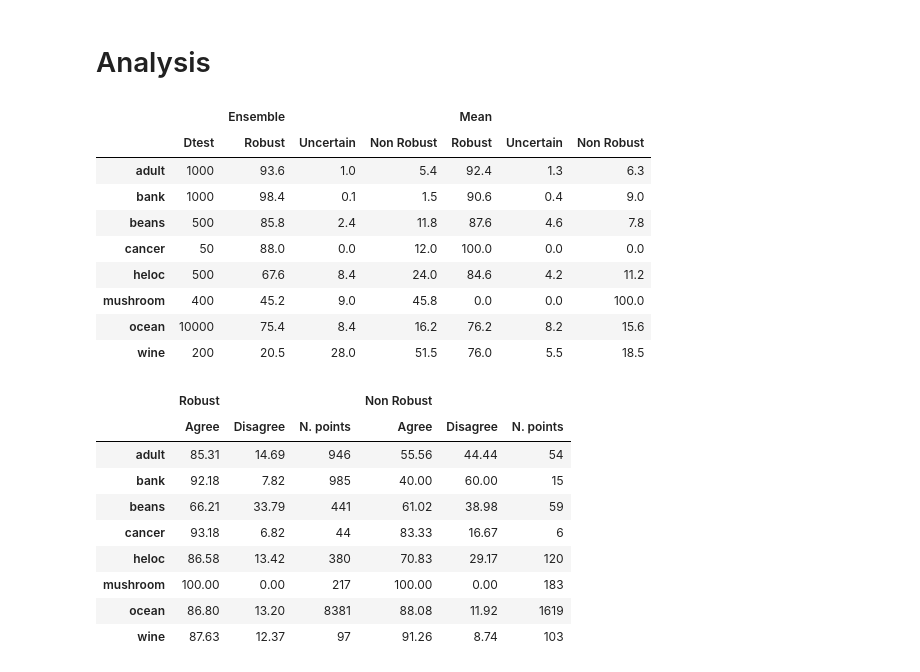
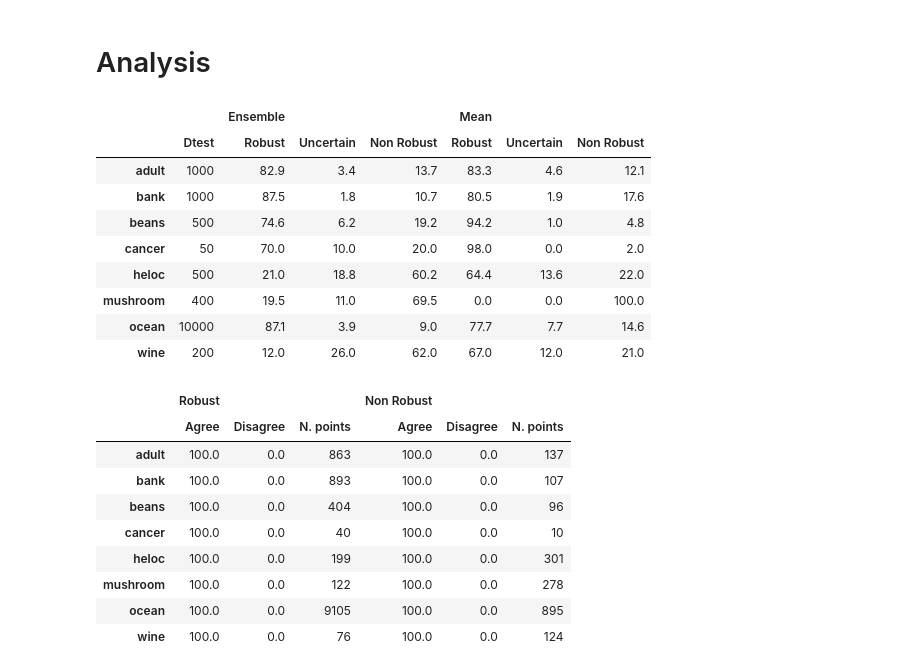
Before and after one commit to MatteoVicenzino/XAI_robustness_analysis, a Jupyter notebook: tuning_do5.ipynb, the cells around one changed output. Drawn from its saved outputs; the diff is of its cells as text; code cells hidden in the pictures.

```diff
--- a/tuning_do5.ipynb
+++ b/tuning_do5.ipynb
@@ -311,14 +306,14 @@ for neigh in ["medoid", "random"]:
 # %% [markdown]
 # Analysis
 # %%
-df_ens = pd.read_excel(os.path.join(os.getcwd(), "results_roc_auc", "ensemble_medoid_threshold_do5.xlsx"))
-df_mean = pd.read_excel(os.path.join(os.getcwd(), "results_roc_auc","mean_medoid_threshold_do5.xlsx"))
-df_ens_random = pd.read_excel(os.path.join(os.getcwd(), "results_roc_auc", "ensemble_random_threshold_do5.xlsx"))
-df_mean_random = pd.read_excel(os.path.join(os.getcwd(), "results_roc_auc", "mean_random_threshold_do5.xlsx"))
+df_ens = pd.read_excel(os.path.join(os.getcwd(), "results_roc_auc", "ensemble_medoid_threshold_do2.xlsx"))
+df_mean = pd.read_excel(os.path.join(os.getcwd(), "results_roc_auc","mean_medoid_threshold_do2.xlsx"))
+df_ens_random = pd.read_excel(os.path.join(os.getcwd(), "results_roc_auc", "ensemble_random_threshold_do2.xlsx"))
+df_mean_random = pd.read_excel(os.path.join(os.getcwd(), "results_roc_auc", "mean_random_threshold_do2.xlsx"))
 # %%
 # Table 1
 
-model_baseline = "model1do5"
+model_baseline = "model1do2"
 
 df_e_t1 = df_ens[np.isclose(df_ens["threshold"], 0.80) & df_ens["model"].isin([model_baseline])].copy()
 df_m_t1 = df_mean[np.isclose(df_mean["threshold"], 0.80) & df_mean["model"].isin([model_baseline])].copy()
@@ -326,41 +321,41 @@ df_m_t1 = df_mean[np.isclose(df_mean["threshold"], 0.80) & df_mean["model"].isin
 df_e_t1["rob_%"] = 100 * df_e_t1["robust"] / df_e_t1["len"]
 df_e_t1["maybe_%"] = 100 * df_e_t1["maybe"] / df_e_t1["len"]
 df_e_t1["non_rob_%"] = 100 * df_e_t1["non robust"] / df_e_t1["len"]
 df_m_t1["rob_%"] = 100 * df_m_t1["robust"] / df_m_t1["len"]
 df_m_t1["maybe_%"] = 100 * df_m_t1["maybe"] / df_m_t1["len"]
 df_m_t1["non_rob_%"] = 100 * df_m_t1["non robust"] / df_m_t1["len"]
 
 df_e_t1 = df_e_t1.set_index("dataset")[["len", "rob_%", "maybe_%", "non_rob_%"]]
 df_m_t1 = df_m_t1.set_index("dataset")[["rob_%", "maybe_%", "non_rob_%"]]
 
 table1 = df_e_t1.join(df_m_t1, lsuffix="_ens", rsuffix="_mean")
 table1 = table1.round(1)
 
 table1.columns = pd.MultiIndex.from_tuples([
     ("", "Dtest"),
     ("Ensemble", "Robust"),
     ("Ensemble", "Uncertain"),
     ("Ensemble", "Non Robust"),
     ("Mean", "Robust"),
     ("Mean", "Uncertain"),
     ("Mean", "Non Robust"),
 ])
 
 table1 = table1.reindex([d for d in param_dict.keys() if d in table1.index])
 table1.index.name = None
 table1.columns.names = [None, None]
 display(table1)
 # %% [output]
 |  |  | Ensemble |  |  | Mean |  |  |
 |  | Dtest | Robust | Uncertain | Non Robust | Robust | Uncertain | Non Robust |
-| adult | 1000 | 93.6 | 1.0 | 5.4 | 92.4 | 1.3 | 6.3 |
-| bank | 1000 | 98.4 | 0.1 | 1.5 | 90.6 | 0.4 | 9.0 |
-| beans | 500 | 85.8 | 2.4 | 11.8 | 87.6 | 4.6 | 7.8 |
-| cancer | 50 | 88.0 | 0.0 | 12.0 | 100.0 | 0.0 | 0.0 |
-| heloc | 500 | 67.6 | 8.4 | 24.0 | 84.6 | 4.2 | 11.2 |
-| mushroom | 400 | 45.2 | 9.0 | 45.8 | 0.0 | 0.0 | 100.0 |
-| ocean | 10000 | 75.4 | 8.4 | 16.2 | 76.2 | 8.2 | 15.6 |
-| wine | 200 | 20.5 | 28.0 | 51.5 | 76.0 | 5.5 | 18.5 |
+| adult | 1000 | 82.9 | 3.4 | 13.7 | 83.3 | 4.6 | 12.1 |
+| bank | 1000 | 87.5 | 1.8 | 10.7 | 80.5 | 1.9 | 17.6 |
+| beans | 500 | 74.6 | 6.2 | 19.2 | 94.2 | 1.0 | 4.8 |
+| cancer | 50 | 70.0 | 10.0 | 20.0 | 98.0 | 0.0 | 2.0 |
+| heloc | 500 | 21.0 | 18.8 | 60.2 | 64.4 | 13.6 | 22.0 |
+| mushroom | 400 | 19.5 | 11.0 | 69.5 | 0.0 | 0.0 | 100.0 |
+| ocean | 10000 | 87.1 | 3.9 | 9.0 | 77.7 | 7.7 | 14.6 |
+| wine | 200 | 12.0 | 26.0 | 62.0 | 67.0 | 12.0 | 21.0 |
 # %%
 # Table 2
 
@@ -391,14 +386,14 @@ display(table2)
 # %% [output]
 |  | Robust |  |  | Non Robust |  |  |
 |  | Agree | Disagree | N. points | Agree | Disagree | N. points |
-| adult | 85.31 | 14.69 | 946 | 55.56 | 44.44 | 54 |
-| bank | 92.18 | 7.82 | 985 | 40.00 | 60.00 | 15 |
-| beans | 66.21 | 33.79 | 441 | 61.02 | 38.98 | 59 |
-| cancer | 93.18 | 6.82 | 44 | 83.33 | 16.67 | 6 |
-| heloc | 86.58 | 13.42 | 380 | 70.83 | 29.17 | 120 |
-| mushroom | 100.00 | 0.00 | 217 | 100.00 | 0.00 | 183 |
-| ocean | 86.80 | 13.20 | 8381 | 88.08 | 11.92 | 1619 |
-| wine | 87.63 | 12.37 | 97 | 91.26 | 8.74 | 103 |
+| adult | 100.0 | 0.0 | 863 | 100.0 | 0.0 | 137 |
+| bank | 100.0 | 0.0 | 893 | 100.0 | 0.0 | 107 |
+| beans | 100.0 | 0.0 | 404 | 100.0 | 0.0 | 96 |
+| cancer | 100.0 | 0.0 | 40 | 100.0 | 0.0 | 10 |
+| heloc | 100.0 | 0.0 | 199 | 100.0 | 0.0 | 301 |
+| mushroom | 100.0 | 0.0 | 122 | 100.0 | 0.0 | 278 |
+| ocean | 100.0 | 0.0 | 9105 | 100.0 | 0.0 | 895 |
+| wine | 100.0 | 0.0 | 76 | 100.0 | 0.0 | 124 |
 # %%
 for df in [df_ens, df_mean, df_ens_random, df_mean_random]:
 
```
Also changed, not shown: parts of 10 cells of this notebook, 49 other files.
